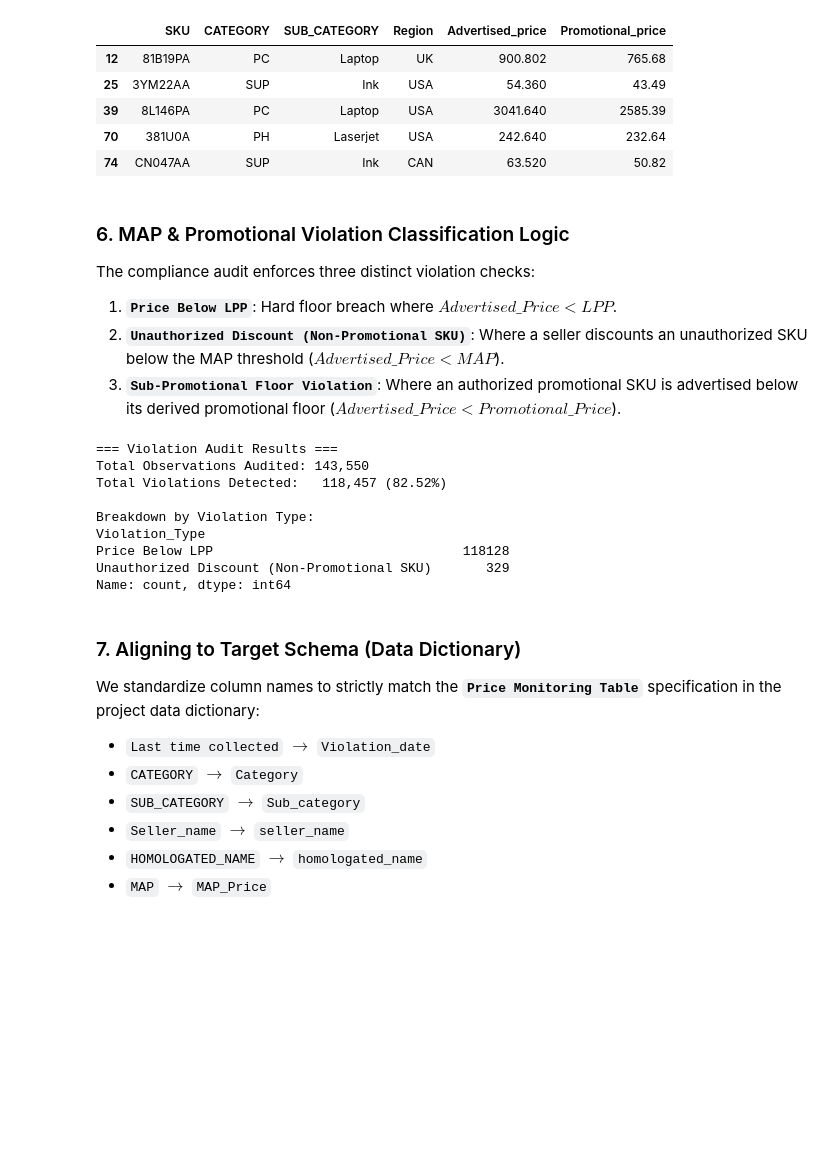
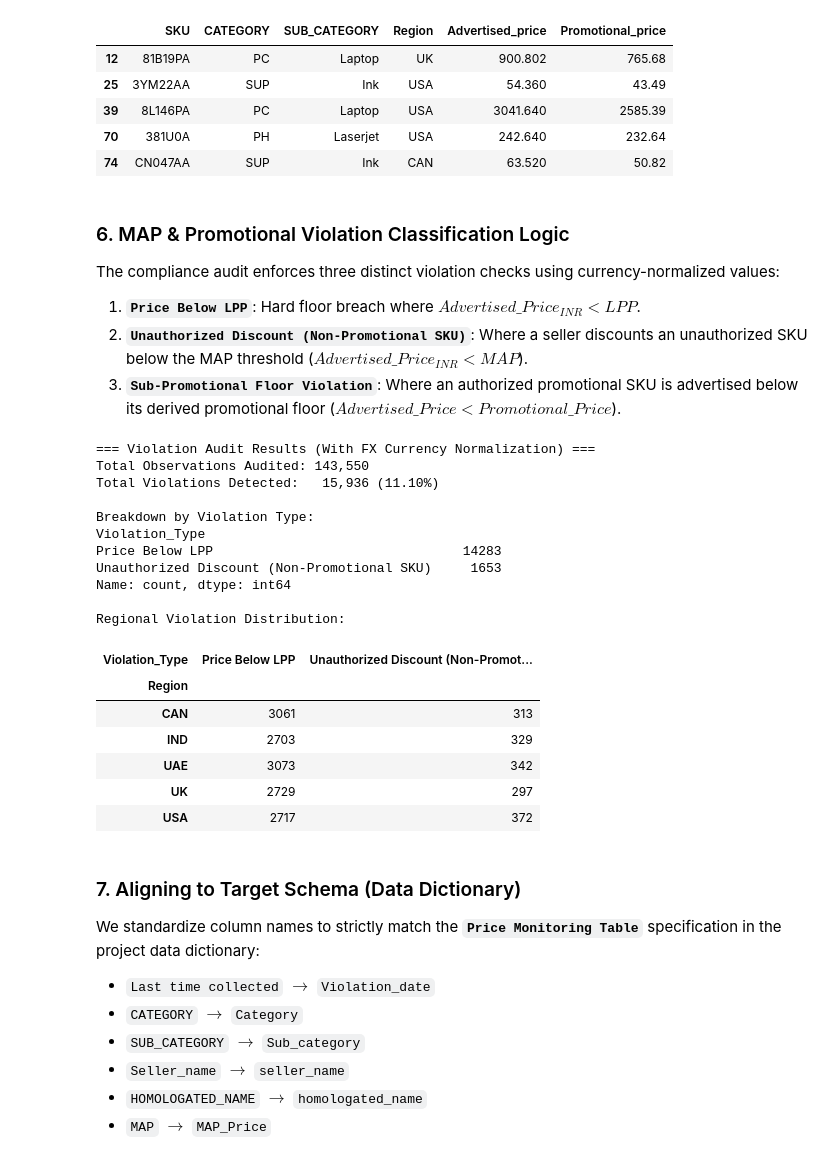
Before and after one commit to deringirish/map-data-analysis-project, a Jupyter notebook: src/notebooks/02_price_monitoring.ipynb, the cells around one changed output. Cells and saved outputs as stored; diff of their text form; code cells hidden in the pictures; blank space fills up the shorter version.

```diff
--- a/src/notebooks/02_price_monitoring.ipynb
+++ b/src/notebooks/02_price_monitoring.ipynb
@@ -225,60 +257,72 @@ Calculated Promotional Prices: 7,335 records (5.11% of catalog)
 | 74 | CN047AA | SUP | Ink | CAN | 63.520 | 50.82 |
 # %% [markdown]
 ### 6. MAP & Promotional Violation Classification Logic
-The compliance audit enforces three distinct violation checks:
-1. **`Price Below LPP`**: Hard floor breach where $Advertised\_Price < LPP$.
-2. **`Unauthorized Discount (Non-Promotional SKU)`**: Where a seller discounts an unauthorized SKU below the MAP threshold ($Advertised\_Price < MAP$).
+The compliance audit enforces three distinct violation checks using currency-normalized values:
+1. **`Price Below LPP`**: Hard floor breach where $Advertised\_Price_{INR} < LPP$.
+2. **`Unauthorized Discount (Non-Promotional SKU)`**: Where a seller discounts an unauthorized SKU below the MAP threshold ($Advertised\_Price_{INR} < MAP$).
 3. **`Sub-Promotional Floor Violation`**: Where an authorized promotional SKU is advertised below its derived promotional floor ($Advertised\_Price < Promotional\_Price$).
 # %%
 def audit_violation_status(row, promo_sku_set):
     """
-    Classifies violation severity and type based on pricing rules.
+    Classifies violation severity and type based on currency-normalized pricing rules.
     """
-    adv = row['Advertised_price']
+    adv_inr = row['Advertised_price_INR']
     lpp = row['LPP']
     map_price = row['MAP']
     sku = str(row['SKU']).strip()
+    adv_local = row['Advertised_price']
     promo_price = row['Promotional_price']
     is_promo = sku in promo_sku_set
 
     # Priority 1: Direct breach of Lowest Possible Price (LPP)
-    if adv < lpp:
+    if adv_inr < lpp:
         return 'Price Below LPP'
 
     # Priority 2: Non-promotional SKU carrying unauthorized discount below MAP
-    elif not is_promo and adv < map_price:
+    elif not is_promo and adv_inr < map_price:
         return 'Unauthorized Discount (Non-Promotional SKU)'
 
     # Priority 3: Promotional SKU breaching promotional price floor
-    elif is_promo and pd.notna(promo_price) and adv < promo_price:
+    elif is_promo and pd.notna(promo_price) and adv_local < promo_price:
         return 'Sub-Promotional Floor Violation'
 
     return np.nan
 
 # Tag violation status
 audit_df['Violation_Type'] = audit_df.apply(
     lambda r: audit_violation_status(r, authorized_promotional_skus),
     axis=1
 )
 
 # Extract violations only
 violations_df = audit_df[audit_df['Violation_Type'].notna()].copy()
 
-print("=== Violation Audit Results ===")
+print("=== Violation Audit Results (With FX Currency Normalization) ===")
 print(f"Total Observations Audited: {len(audit_df):,}")
 print(f"Total Violations Detected:   {len(violations_df):,} ({len(violations_df)/len(audit_df)*100:.2f}%)")
 print("\nBreakdown by Violation Type:")
 print(violations_df['Violation_Type'].value_counts())
+print("\nRegional Violation Distribution:")
+display(violations_df.groupby('Region')['Violation_Type'].value_counts().unstack(fill_value=0))
 # %% [output]
-=== Violation Audit Results ===
+=== Violation Audit Results (With FX Currency Normalization) ===
 Total Observations Audited: 143,550
-Total Violations Detected:   118,457 (82.52%)
+Total Violations Detected:   15,936 (11.10%)
 
 Breakdown by Violation Type:
 Violation_Type
-Price Below LPP                                118128
-Unauthorized Discount (Non-Promotional SKU)       329
+Price Below LPP                                14283
+Unauthorized Discount (Non-Promotional SKU)     1653
 Name: count, dtype: int64
+
+Regional Violation Distribution:
+| Violation_Type | Price Below LPP | Unauthorized Discount (Non-Promot... |
+| Region |  |  |
+| CAN | 3061 | 313 |
+| IND | 2703 | 329 |
+| UAE | 3073 | 342 |
+| UK | 2729 | 297 |
+| USA | 2717 | 372 |
 # %% [markdown]
 ### 7. Aligning to Target Schema (Data Dictionary)
 We standardize column names to strictly match the **`Price Monitoring Table`** specification in the project data dictionary:
```
Also changed, not shown: parts of 14 cells of this notebook, 1 other file.
